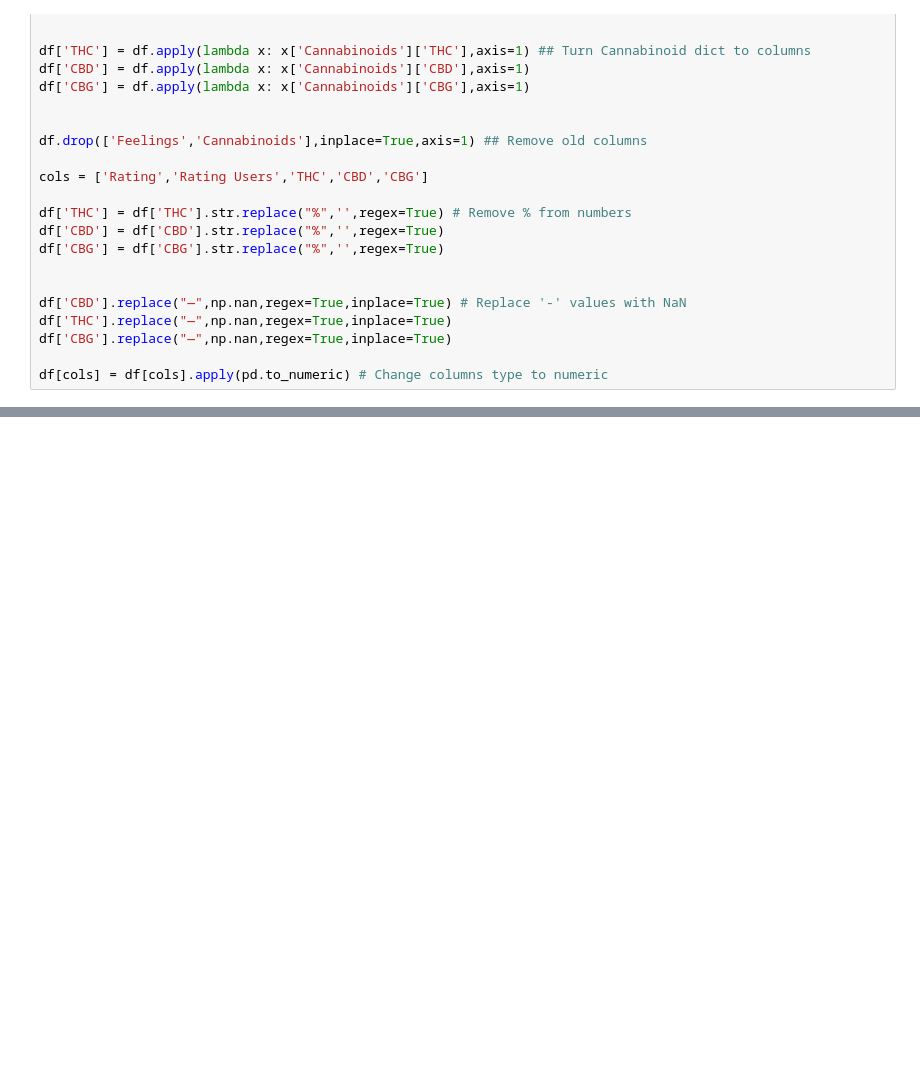
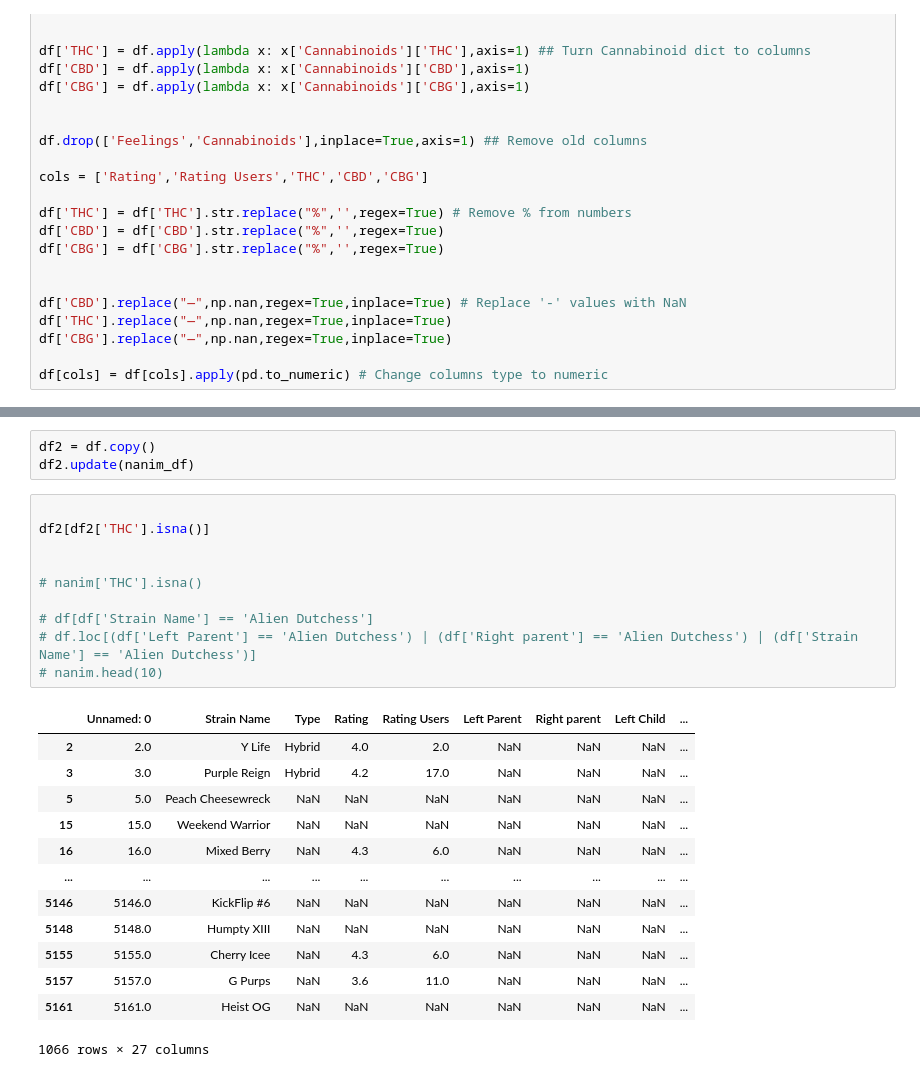
Before and after one commit to DanielOfir/Cannabis-Analysis, a Jupyter notebook: dataCleaning.ipynb, the cells around one changed output, grey strips where cells are left out. Drawn from its saved outputs; the diff is of its cells as text; blank space fills up the shorter version.

```diff
--- a/dataCleaning.ipynb
+++ b/dataCleaning.ipynb
@@ -54,3 +117,30 @@ df[cols] = df[cols].apply(pd.to_numeric) # Change columns type to numeric
+# %%
+df2 = df.copy()
+df2.update(nanim_df)
+# %%
+
+df2[df2['THC'].isna()]
+
+
+# nanim['THC'].isna()
+
+# df[df['Strain Name'] == 'Alien Dutchess']
+# df.loc[(df['Left Parent'] == 'Alien Dutchess') | (df['Right parent'] == 'Alien Dutchess') | (df['Strain Name'] == 'Alien Dutchess')]
+# nanim.head(10)
+# %% [output]
+|  | Unnamed: 0 | Strain Name | Type | Rating | Rating Users | Left Parent | Right parent | Left Child | ... |
+| 2 | 2.0 | Y Life | Hybrid | 4.0 | 2.0 | NaN | NaN | NaN | ... |
+| 3 | 3.0 | Purple Reign | Hybrid | 4.2 | 17.0 | NaN | NaN | NaN | ... |
+| 5 | 5.0 | Peach Cheesewreck | NaN | NaN | NaN | NaN | NaN | NaN | ... |
+| 15 | 15.0 | Weekend Warrior | NaN | NaN | NaN | NaN | NaN | NaN | ... |
+| 16 | 16.0 | Mixed Berry | NaN | 4.3 | 6.0 | NaN | NaN | NaN | ... |
+| ... | ... | ... | ... | ... | ... | ... | ... | ... | ... |
+| 5146 | 5146.0 | KickFlip #6 | NaN | NaN | NaN | NaN | NaN | NaN | ... |
+| 5148 | 5148.0 | Humpty XIII | NaN | NaN | NaN | NaN | NaN | NaN | ... |
+| 5155 | 5155.0 | Cherry Icee | NaN | 4.3 | 6.0 | NaN | NaN | NaN | ... |
+| 5157 | 5157.0 | G Purps | NaN | 3.6 | 11.0 | NaN | NaN | NaN | ... |
+| 5161 | 5161.0 | Heist OG | NaN | NaN | NaN | NaN | NaN | NaN | ... |
+1066 rows × 27 columns
 # %%
 df['THC'].hist(bins=30,rwidth=0.8,grid=False)
 plt.xlabel('THC%')
```
Also changed, not shown: parts of 8 cells of this notebook, 2 other files.
